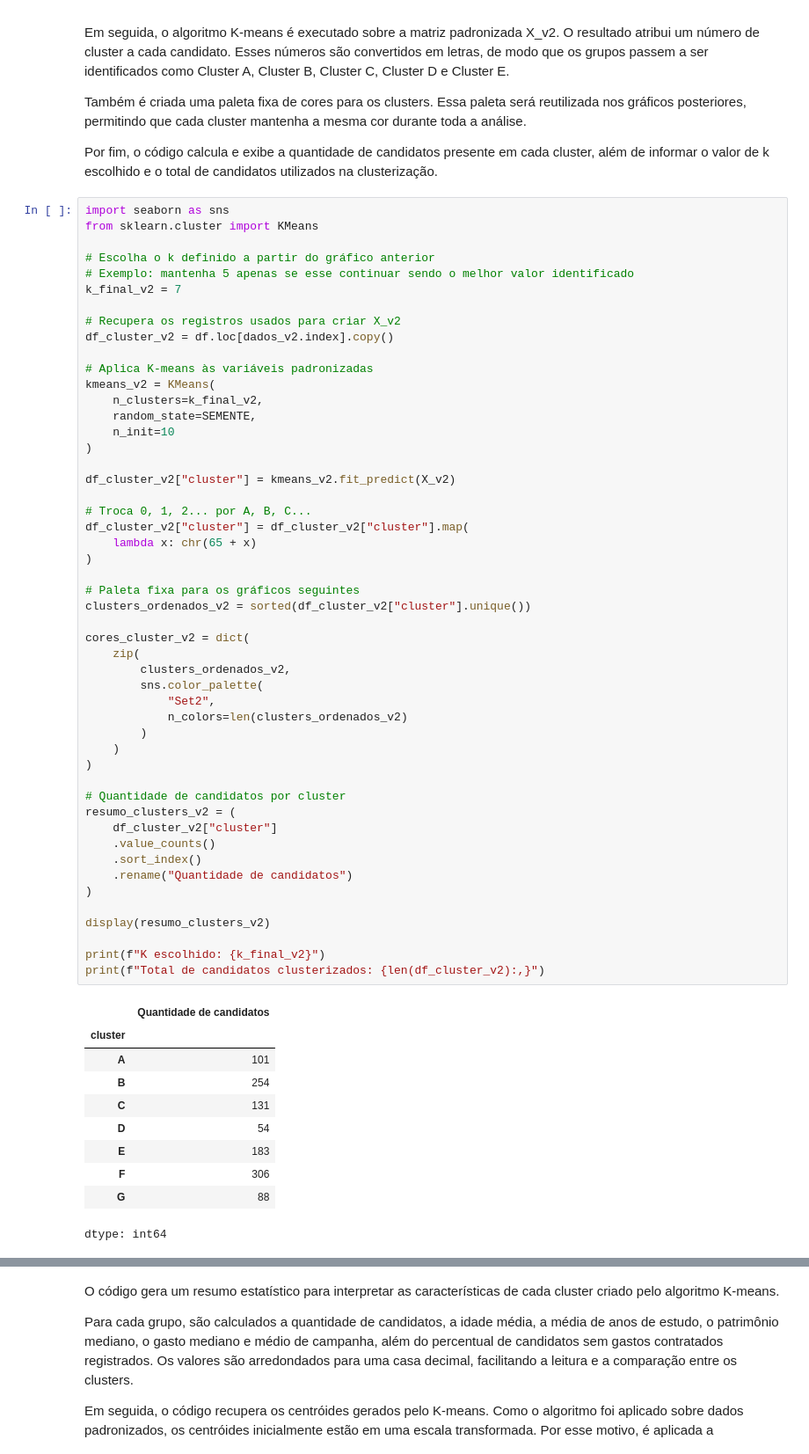
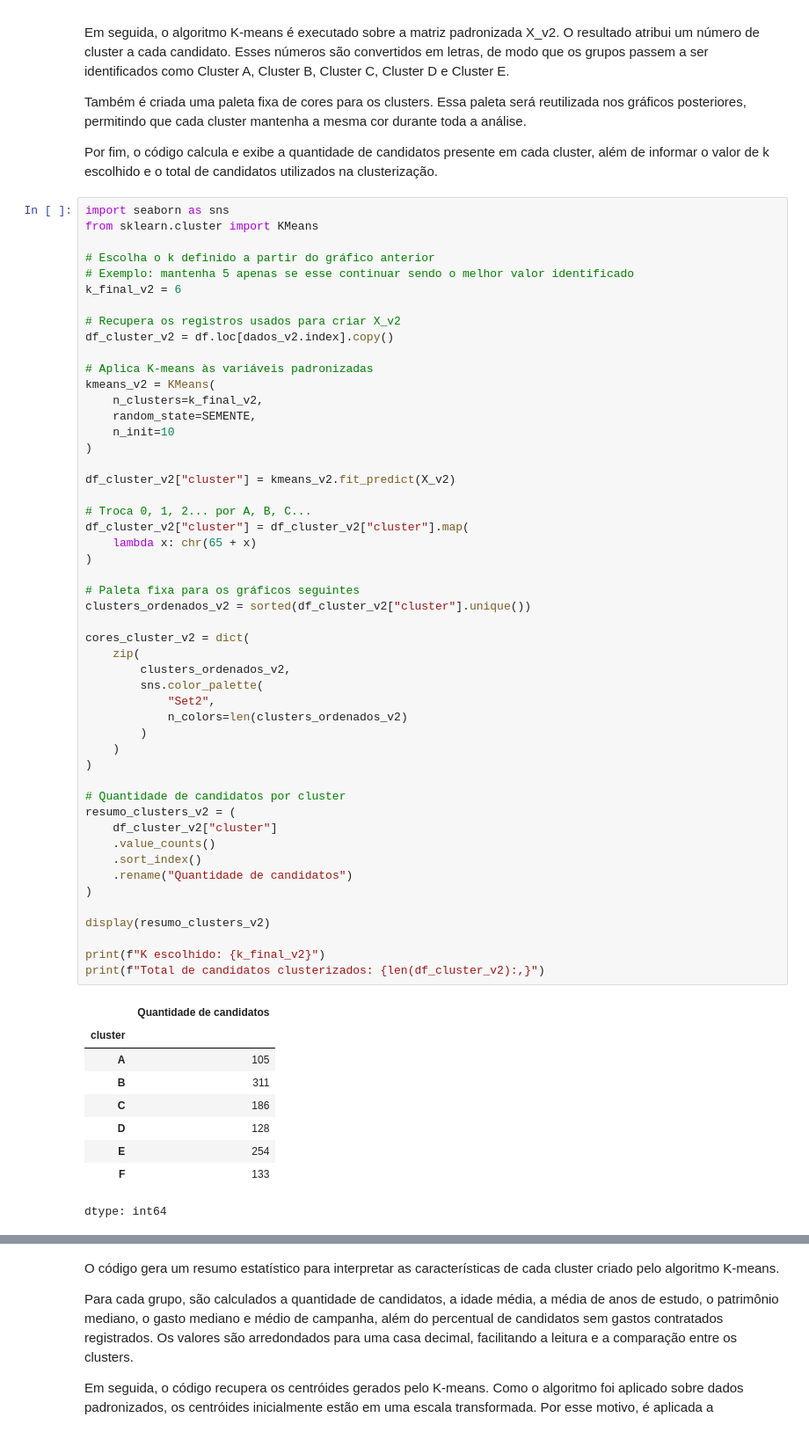
Before and after one commit to itagibanetos/mineracao-dados-eleitorais-2026, a Jupyter notebook: 02_clusterizacao_com_despesa.ipynb, the cells around one changed output, grey strips where cells are left out. Shown at 88% size. Cells and saved outputs as stored; diff of their text form.

```diff
--- a/02_clusterizacao_com_despesa.ipynb
+++ b/02_clusterizacao_com_despesa.ipynb
@@ -426,7 +427,7 @@ from sklearn.cluster import KMeans
 
 # Escolha o k definido a partir do gráfico anterior
 # Exemplo: mantenha 5 apenas se esse continuar sendo o melhor valor identificado
-k_final_v2 = 7
+k_final_v2 = 6
 
 # Recupera os registros usados para criar X_v2
 df_cluster_v2 = df.loc[dados_v2.index].copy()
@@ -446,38 +447,37 @@ df_cluster_v2["cluster"] = df_cluster_v2["cluster"].map(
 )
 
 # Paleta fixa para os gráficos seguintes
 clusters_ordenados_v2 = sorted(df_cluster_v2["cluster"].unique())
 
 cores_cluster_v2 = dict(
     zip(
         clusters_ordenados_v2,
         sns.color_palette(
             "Set2",
             n_colors=len(clusters_ordenados_v2)
         )
     )
 )
 
 # Quantidade de candidatos por cluster
 resumo_clusters_v2 = (
     df_cluster_v2["cluster"]
     .value_counts()
     .sort_index()
     .rename("Quantidade de candidatos")
 )
 
 display(resumo_clusters_v2)
 
 print(f"K escolhido: {k_final_v2}")
 print(f"Total de candidatos clusterizados: {len(df_cluster_v2):,}")
 # %% [output]
 |  | Quantidade de candidatos |
 | cluster |  |
-| A | 101 |
-| B | 254 |
-| C | 131 |
-| D | 54 |
-| E | 183 |
-| F | 306 |
-| G | 88 |
+| A | 105 |
+| B | 311 |
+| C | 186 |
+| D | 128 |
+| E | 254 |
+| F | 133 |
 dtype: int64
```
Also changed, not shown: parts of 5 cells of this notebook.
